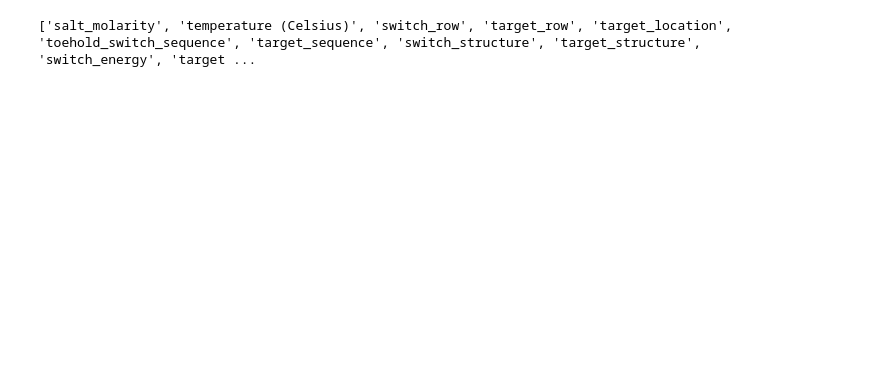
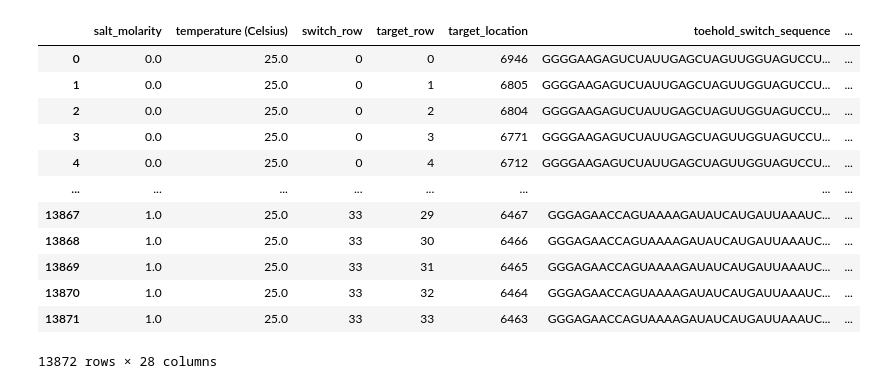
Before and after one commit to jauyong44/vienna-riboswitch, a Jupyter notebook: mfe_table.ipynb, the cells around one changed output. Drawn from its saved outputs; the diff is of its cells as text; code cells hidden in the pictures; blank space fills up the shorter version.

```diff
--- a/mfe_table.ipynb
+++ b/mfe_table.ipynb
@@ -164,7 +176,7 @@ def stem_loop_eval(s): #Stem loop region is 35-48 nucleotide inclusive
     return False, -1, -1
 # %%
 #These are the col names of the table being filled in, later the order of the columns will be changed according to the 'finished data names up top
-col_names = ['switch_row','target_row', 'target_location', 'toehold_switch_sequence', 'target_sequence'] + preliminary_data_names[0:4] + ['valid_loop', 'loop_sequence', 'loop_structure','loop_energy','complex_nucelotides','complex_structure', 'complex_visualization_structure','complex_energy','complex_gc'] + preliminary_data_names[4:8] + ['complex_ensemble_defect'] + preliminary_data_names[8:] + ['complex_single_strandedness']
+col_names = ['salt_molarity', 'temperature (Celsius)', 'switch_row','target_row', 'target_location', 'toehold_switch_sequence', 'target_sequence'] + preliminary_data_names[0:4] + ['valid_loop', 'loop_sequence', 'loop_structure','loop_energy','complex_nucelotides','complex_structure', 'complex_visualization_structure','complex_energy','complex_gc'] + preliminary_data_names[4:8] + ['complex_ensemble_defect'] + preliminary_data_names[8:] + ['complex_single_strandedness']
 print(col_names)
 len(col_names)
 # %% [output]
@@ -173,5 +185,5 @@ len(col_names)
 # %%
-def fill_table(arr_loc, arr, data):
+def fill_matrix(arr_loc, arr, data):
     for k in range(len(col_names)):
         # print(len(arr[arr_loc]))
         #print(len(data))
@@ -373,8 +402,13 @@ testing = pd.DataFrame(test)
+# %%
+#display(results)
+results.columns = col_names
+results = results[finished_data_names]
+#display(results)
 # %%
-#display(results)
-results = results.rename(columns=results.iloc[0])
-results = results.drop(0)
-results = results.reset_index(drop = True)
-results.insert(0, 'salt_molarity', salt_molarity)
-results.insert(1, 'temperature (Celsius)', temp)
-#display(results)
+# testing = testing.rename(columns=testing.iloc[0])
+# testing = testing.drop(0)
+# testing = testing.reset_index(drop = True)
+testing.columns = col_names
+testing = testing[finished_data_names]
+# testing.insert(0, 'salt_molarity', salt_molarity)
+# testing.insert(1, 'temperature (Celsius)', temp)
@@ -401,5 +415,3 @@ testing.insert(1, 'temperature (Celsius)', temp)
 # %%
-original_cols = results.columns.to_list()
-print(original_cols)
+# original_cols = results.columns.to_list()
+# print(original_cols)
-# %% [output]
-['salt_molarity', 'temperature (Celsius)', 'switch_row', 'target_row', 'target_location', 'toehold_switch_sequence', 'target_sequence', 'switch_structure', 'target_structure', 'switch_energy', 'target ...
@@ -411,3 +418,19 @@ testing = testing[finished_data_names]
+# %%
+display(results)
+# %% [output]
+|  | salt_molarity | temperature (Celsius) | switch_row | target_row | target_location | toehold_switch_sequence | ... |
+| 0 | 0.0 | 25.0 | 0 | 0 | 6946 | GGGGAAGAGUCUAUUGAGCUAGUUGGUAGUCCU... | ... |
+| 1 | 0.0 | 25.0 | 0 | 1 | 6805 | GGGGAAGAGUCUAUUGAGCUAGUUGGUAGUCCU... | ... |
+| 2 | 0.0 | 25.0 | 0 | 2 | 6804 | GGGGAAGAGUCUAUUGAGCUAGUUGGUAGUCCU... | ... |
+| 3 | 0.0 | 25.0 | 0 | 3 | 6771 | GGGGAAGAGUCUAUUGAGCUAGUUGGUAGUCCU... | ... |
+| 4 | 0.0 | 25.0 | 0 | 4 | 6712 | GGGGAAGAGUCUAUUGAGCUAGUUGGUAGUCCU... | ... |
+| ... | ... | ... | ... | ... | ... | ... | ... |
+| 13867 | 1.0 | 25.0 | 33 | 29 | 6467 | GGGAGAACCAGUAAAAGAUAUCAUGAUUAAAUC... | ... |
+| 13868 | 1.0 | 25.0 | 33 | 30 | 6466 | GGGAGAACCAGUAAAAGAUAUCAUGAUUAAAUC... | ... |
+| 13869 | 1.0 | 25.0 | 33 | 31 | 6465 | GGGAGAACCAGUAAAAGAUAUCAUGAUUAAAUC... | ... |
+| 13870 | 1.0 | 25.0 | 33 | 32 | 6464 | GGGAGAACCAGUAAAAGAUAUCAUGAUUAAAUC... | ... |
+| 13871 | 1.0 | 25.0 | 33 | 33 | 6463 | GGGAGAACCAGUAAAAGAUAUCAUGAUUAAAUC... | ... |
+13872 rows × 28 columns
 # %%
 #display(testing)
 # %%
```
Also changed, not shown: parts of 16 cells of this notebook.
